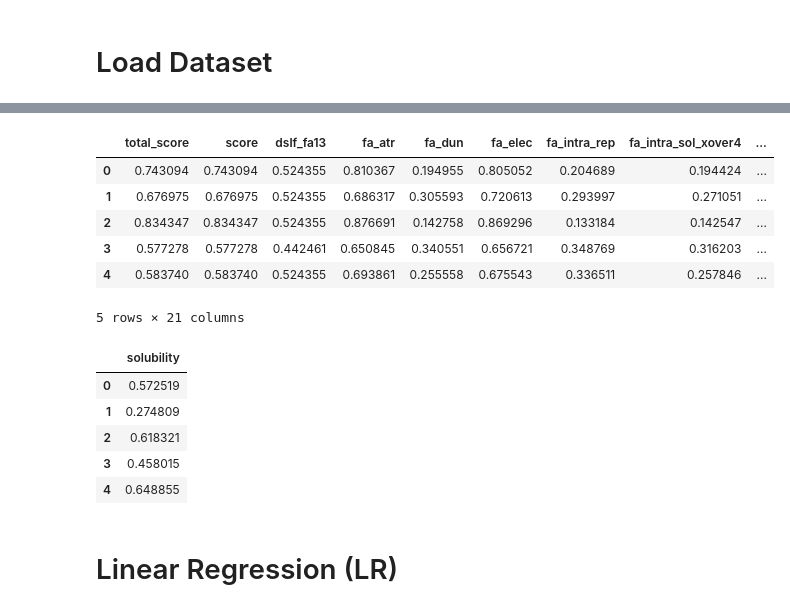
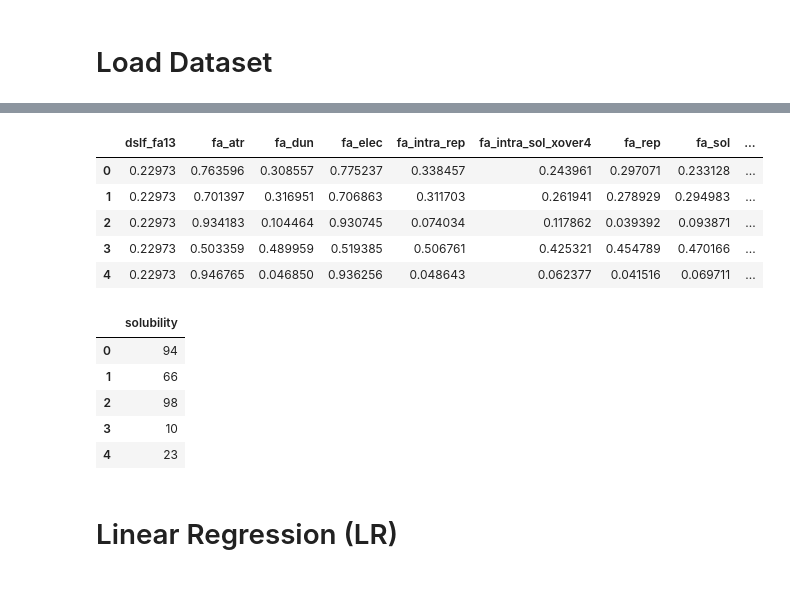
Before and after one commit to RenanDidier/protein-solubility-prediction, a Jupyter notebook: src/sol-ml-modeling-lr.ipynb, the cells around one changed output, grey strips where cells are left out. Cells and saved outputs as stored; diff of their text form; code cells hidden in the pictures.

```diff
--- a/src/sol-ml-modeling-lr.ipynb
+++ b/src/sol-ml-modeling-lr.ipynb
@@ -49,13 +27,28 @@ df_sol_y = df_solubility[['solubility']]
+# %%
+x_train, x_test, y_train, y_test = read_datasets(
+    'x_train.csv',
+    'x_test.csv',
+    'y_train.csv',
+    'y_test.csv'
+)
 # %%
-df_sol_X.head()
+x_train.head()
 # %% [output]
-|  | total_score | score | dslf_fa13 | fa_atr | fa_dun | fa_elec | fa_intra_rep | fa_intra_sol_xover4 | ... |
-| 0 | 0.743094 | 0.743094 | 0.524355 | 0.810367 | 0.194955 | 0.805052 | 0.204689 | 0.194424 | ... |
-| 1 | 0.676975 | 0.676975 | 0.524355 | 0.686317 | 0.305593 | 0.720613 | 0.293997 | 0.271051 | ... |
-| 2 | 0.834347 | 0.834347 | 0.524355 | 0.876691 | 0.142758 | 0.869296 | 0.133184 | 0.142547 | ... |
-| 3 | 0.577278 | 0.577278 | 0.442461 | 0.650845 | 0.340551 | 0.656721 | 0.348769 | 0.316203 | ... |
-| 4 | 0.583740 | 0.583740 | 0.524355 | 0.693861 | 0.255558 | 0.675543 | 0.336511 | 0.257846 | ... |
+|  | dslf_fa13 | fa_atr | fa_dun | fa_elec | fa_intra_rep | fa_intra_sol_xover4 | fa_rep | fa_sol | ... |
+| 0 | 0.22973 | 0.763596 | 0.308557 | 0.775237 | 0.338457 | 0.243961 | 0.297071 | 0.233128 | ... |
+| 1 | 0.22973 | 0.701397 | 0.316951 | 0.706863 | 0.311703 | 0.261941 | 0.278929 | 0.294983 | ... |
+| 2 | 0.22973 | 0.934183 | 0.104464 | 0.930745 | 0.074034 | 0.117862 | 0.039392 | 0.093871 | ... |
+| 3 | 0.22973 | 0.503359 | 0.489959 | 0.519385 | 0.506761 | 0.425321 | 0.454789 | 0.470166 | ... |
+| 4 | 0.22973 | 0.946765 | 0.046850 | 0.936256 | 0.048643 | 0.062377 | 0.041516 | 0.069711 | ... |
-5 rows × 21 columns
+# %%
+y_train.head()
+# %% [output]
+|  | solubility |
+| 0 | 94 |
+| 1 | 66 |
+| 2 | 98 |
+| 3 | 10 |
+| 4 | 23 |
 # %%
 # Graphic libraries
 #import matplotlib.pyplot as plt
@@ -74,12 +67,3 @@ df_sol_X.head()
 #ax[1].set_title("Normalized data")
 
 #df_sol_y = pd.DataFrame({'solubility' : normalized_data[0]})
-# %%
-df_sol_y.head()
-# %% [output]
-|  | solubility |
-| 0 | 0.572519 |
-| 1 | 0.274809 |
-| 2 | 0.618321 |
-| 3 | 0.458015 |
-| 4 | 0.648855 |
```
Also changed, not shown: parts of 12 cells of this notebook, 12 other files.
